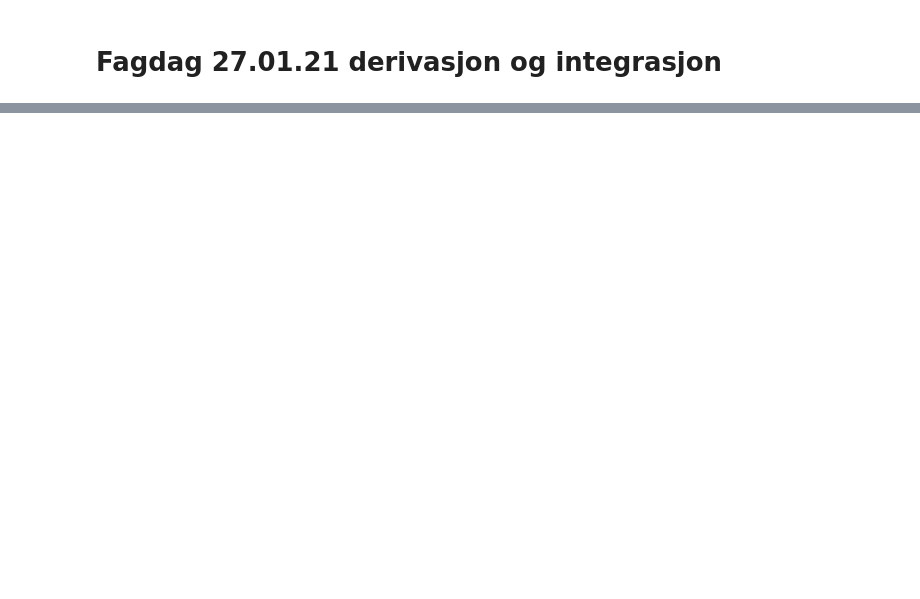
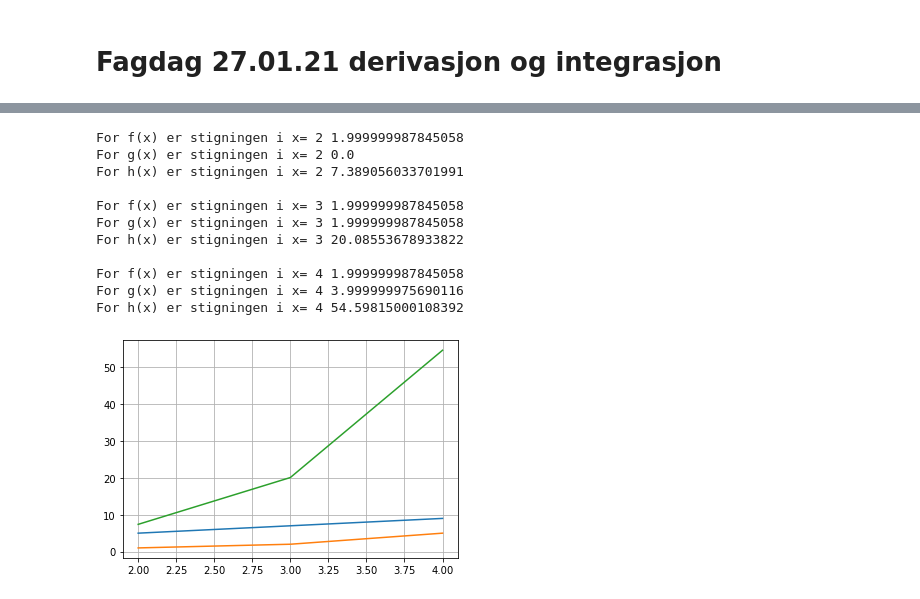
Before and after one commit to kristofferFredriksen/Programmering-og-modellering-VG3, a Jupyter notebook: Derivasjon og Integrasjon/Fagdag 27.01.21 Derivasjon og Integrasjon.ipynb, the cells around one changed output, grey strips where cells are left out. Drawn from its saved outputs; the diff is of its cells as text; code cells hidden in the pictures; blank space fills up the shorter version.

```diff
--- a/Derivasjon og Integrasjon/Fagdag 27.01.21 Derivasjon og Integrasjon.ipynb
+++ b/Derivasjon og Integrasjon/Fagdag 27.01.21 Derivasjon og Integrasjon.ipynb
@@ -33 +7,58 @@ for x = 4 er stigningstallet, 1.999999987845058
+# %%
+from pylab import *
+from math import *
+import numpy as np
+
+Y1 = []
+Y2 = []
+Y3 = []
+X = []
+
+def deriverte (funksjon, x, h):
+    fder = (funksjon(x+h) - funksjon(x))/h
+    return fder
+
+def f(x):
+    return 2*x + 1
+def g(x):
+    return x**2 - 4*x + 5
+def h(x):
+    return exp (x)
+
+for x in range (2,5):
+    stigning1 = deriverte (f, x, 1E-8)
+    stigning2 = deriverte (g, x, 1E-8)
+    stigning3 = deriverte (h, x, 1E-8)
+
+    X.append (x)
+    y1 = f(x)
+    Y1.append (y1)
+    y2 = g(x)
+    Y2.append (y2)
+    y3 = h(x)
+    Y3.append (y3)
+
+    print ("For f(x) er stigningen i x=", x, stigning1)
+    print ("For g(x) er stigningen i x=", x, stigning2)
+    print ("For h(x) er stigningen i x=", x, stigning3)
+    print ("")
+
+plot (X,Y1, label = "f'(x)")
+plot (X,Y2, label = "g'(x)")
+plot (X,Y3, label = "h'(x)")
+grid ()
+show ()
+# %% [output]
+For f(x) er stigningen i x= 2 1.999999987845058
+For g(x) er stigningen i x= 2 0.0
+For h(x) er stigningen i x= 2 7.389056033701991
+
+For f(x) er stigningen i x= 3 1.999999987845058
+For g(x) er stigningen i x= 3 1.999999987845058
+For h(x) er stigningen i x= 3 20.08553678933822
+
+For f(x) er stigningen i x= 4 1.999999987845058
+For g(x) er stigningen i x= 4 3.999999975690116
+For h(x) er stigningen i x= 4 54.59815000108392
+[figure, added]
 # %% [markdown]
```
Also changed, not shown: parts of 17 cells of this notebook, 1 other file.
